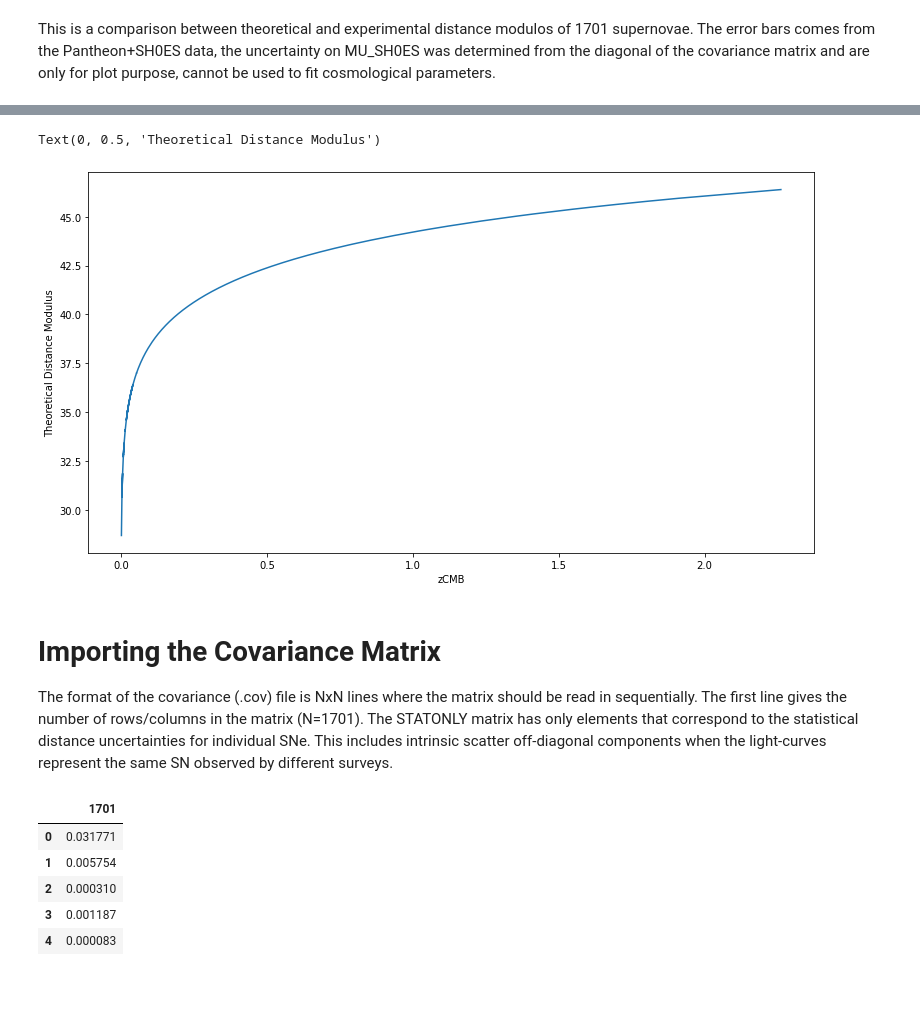
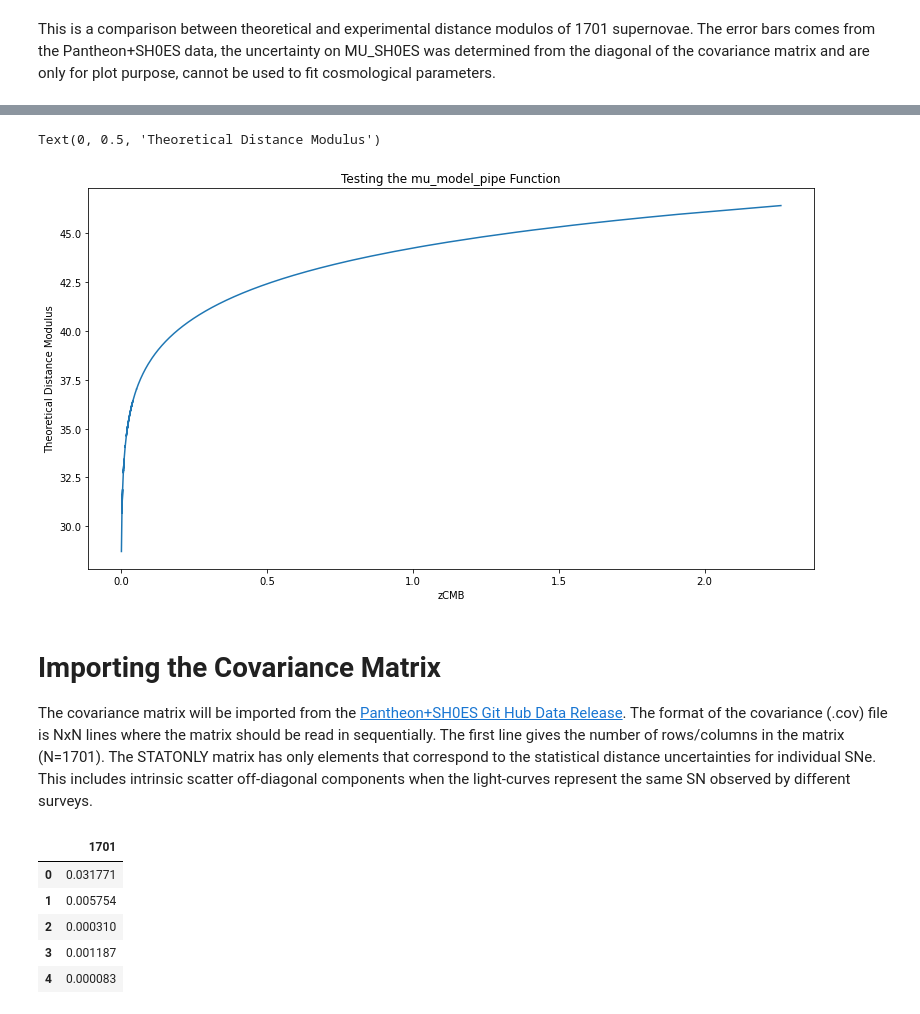
Before and after one commit to dimasjackson/Supernovae-Analysis-with-MCMC, a Jupyter notebook: final_supernovae-analysis-with-mcmc.ipynb, the cells around one changed output, grey strips where cells are left out. Cells and saved outputs as stored; diff of their text form; code cells hidden in the pictures; blank space fills up the shorter version.

```diff
--- a/final_supernovae-analysis-with-mcmc.ipynb
+++ b/final_supernovae-analysis-with-mcmc.ipynb
@@ -105,13 +114,13 @@ To calculate the luminosity distance it is necessary to perform a numerical inte
 # %%
 # The function we want to integrate
-def f(z, Omega_r, Omega_m, H0):
-    Omega_Lambda = 1-Omega_r-Omega_m
+def f(z, Omega_Lambda, Omega_m):
+    Omega_r = 9*10**(-5)
     return 1/(np.sqrt(Omega_r*(1+z)**4+Omega_m*(1+z)**3+Omega_Lambda))
 # %%
-# call quad to numerical integrate f using quadrature method
+# call quad to numerical integrate f using quadrature method and store the results in a list
 L=[]
 for z in np.arange(0.001, 2.5, 0.0014):
-    res, err = quad(f, 0, z, args=(Omega_r_guess, Omega_m_guess, H0_guess)) # I discarted the integration error, but it can be stored
+    res, err = quad(f, 0, z, args=(Omega_Lambda_guess, Omega_m_guess)) # I discarted the integration error, but it can be stored
     L.append(res)
 len(L)
 # %% [output]
@@ -179,9 +199,10 @@ This is a comparison between theoretical and experimental distance modulos of 17
 # %%
-def mu_model_pipe(Omega_r, Omega_m, H0):
+def mu_model_pipe(Omega_Lambda, Omega_m, h):
     L=[]
     for z in np.arange(0.001, 2.5, 0.0014):
-        res, err = quad(f, 0, z, args=(Omega_r, Omega_m, H0)) # I discarted the integration error, but it can be stored
+        res, err = quad(f, 0, z, args=(Omega_Lambda, Omega_m)) # I discarted the integration error, but it can be stored
         L.append(res)
+    H0 = h*100/(3.086*10**19)
     cLight = 3*10**8 # Speed of light in vacuum
     dH = cLight/H0 # Hubble length in Mpc
     # Calculating the luminosity distance
@@ -199,20 +220,21 @@ def mu_model_pipe(Omega_r, Omega_m, H0):
     mu_model_inter = interp1d(z_list, mu_model, kind='cubic')
     return mu_model_inter
 # %%
-mu_test = mu_model_pipe(Omega_r_guess, Omega_m_guess, H0_guess)
+mu_test = mu_model_pipe(Omega_Lambda_guess, Omega_m_guess, h_guess)
 # %%
 # Testing the mu_model_pipe function
 plt.figure(figsize=(13,7))
 plt.plot(z_var, mu_test(z_var))
+plt.title("Testing the mu_model_pipe Function")
 plt.xlabel("zCMB")
 plt.ylabel("Theoretical Distance Modulus")
 # %% [output]
 Text(0, 0.5, 'Theoretical Distance Modulus')
-[figure, old version]
+[figure, new version]
 # %% [markdown]
 # Importing the Covariance Matrix
 
-The format of the covariance (.cov) file is NxN lines where the matrix should be read in sequentially.  The first line gives the number of rows/columns in the matrix (N=1701).  The STATONLY matrix has only elements that correspond to the statistical distance uncertainties for individual SNe. This includes intrinsic scatter off-diagonal components when the light-curves represent the same SN observed by different surveys.
+The covariance matrix will be imported from the [Pantheon+SH0ES Git Hub Data Release](https://github.com/PantheonPlusSH0ES/DataRelease/tree/main/Pantheon%2B_Data/4_DISTANCES_AND_COVAR). The format of the covariance (.cov) file is NxN lines where the matrix should be read in sequentially.  The first line gives the number of rows/columns in the matrix (N=1701).  The STATONLY matrix has only elements that correspond to the statistical distance uncertainties for individual SNe. This includes intrinsic scatter off-diagonal components when the light-curves represent the same SN observed by different surveys.
 # %%
 cov_aux = pd.read_table('/kaggle/input/pantheon-cov-matrix/Pantheon%2BSH0ES_STAT%2BSYS.cov')
 cov_aux.head()
```
Also changed, not shown: parts of 44 cells of this notebook.
